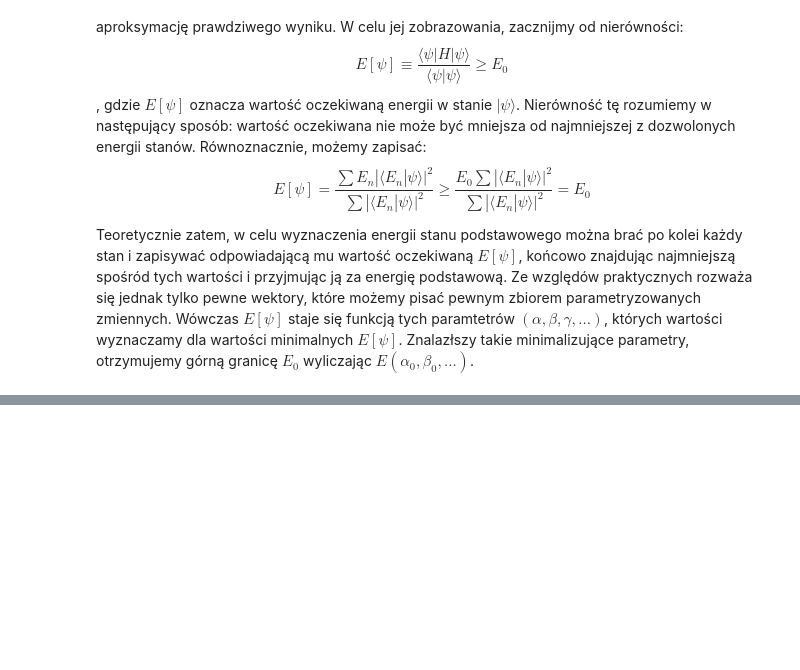
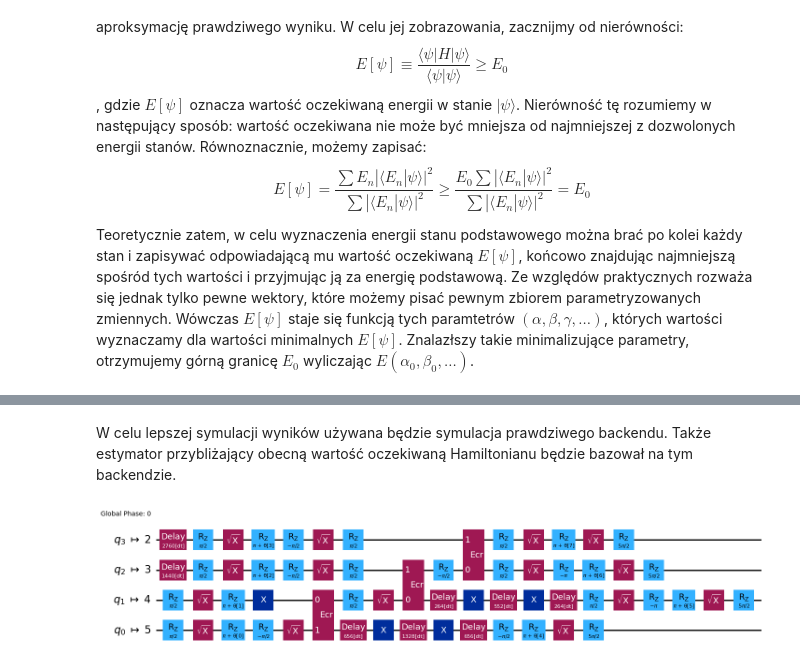
Before and after one commit to tyduszkaszok/VQE-notebook, a Jupyter notebook: VQE_project.ipynb, the cells around one changed output, grey strips where cells are left out. Cells and saved outputs as stored; diff of their text form; code cells hidden in the pictures; blank space fills up the shorter version.

```diff
--- a/VQE_project.ipynb
+++ b/VQE_project.ipynb
@@ -68,0 +247,44 @@ Niestety nie wiemy, jak bardzo bliskie są $E_0$ i $E(\alpha_{0})$. Jakość nas
+# %% [markdown]
+W celu lepszej symulacji wyników używana będzie symulacja prawdziwego backendu. Także estymator przybliżający obecną wartość oczekiwaną Hamiltonianu będzie bazował na tym backendzie.
+# %%
+from qiskit_aer import AerSimulator
+from qiskit.primitives import BackendEstimatorV2
+from qiskit_ibm_runtime.fake_provider import FakeKyoto
+
+fake_backend = FakeKyoto()
+backend = AerSimulator.from_backend(fake_backend)
+
+estimator = BackendEstimatorV2(backend=backend)
+
+from qiskit.transpiler import PassManager
+from qiskit.transpiler.preset_passmanagers import generate_preset_pass_manager
+from qiskit.transpiler.passes import (
+    ALAPScheduleAnalysis,
+    PadDynamicalDecoupling,
+    ConstrainedReschedule,
+)
+from qiskit.circuit.library import XGate
+
+target = backend.target
+pm = generate_preset_pass_manager(target=target, optimization_level=3)
+pm.scheduling = PassManager(  # określamy parametry procesu transpilacji
+    [
+        ALAPScheduleAnalysis(target=target),
+        ConstrainedReschedule(
+            acquire_alignment=target.acquire_alignment,
+            pulse_alignment=target.pulse_alignment,
+            target=target,
+        ),
+        PadDynamicalDecoupling(
+            target=target,
+            dd_sequence=[XGate(), XGate()],
+            pulse_alignment=target.pulse_alignment,
+        ),
+    ]
+)
+
+
+ansatz_isa = pm.run(ansatz) # transpilujemy przygotowany wcześniej ansatz na konkretny sprzęt
+ansatz_isa.draw(output="mpl", idle_wires=False, style="iqp")
+# %% [output]
+[figure, added]
```
Also changed, not shown: parts of 27 cells of this notebook.
